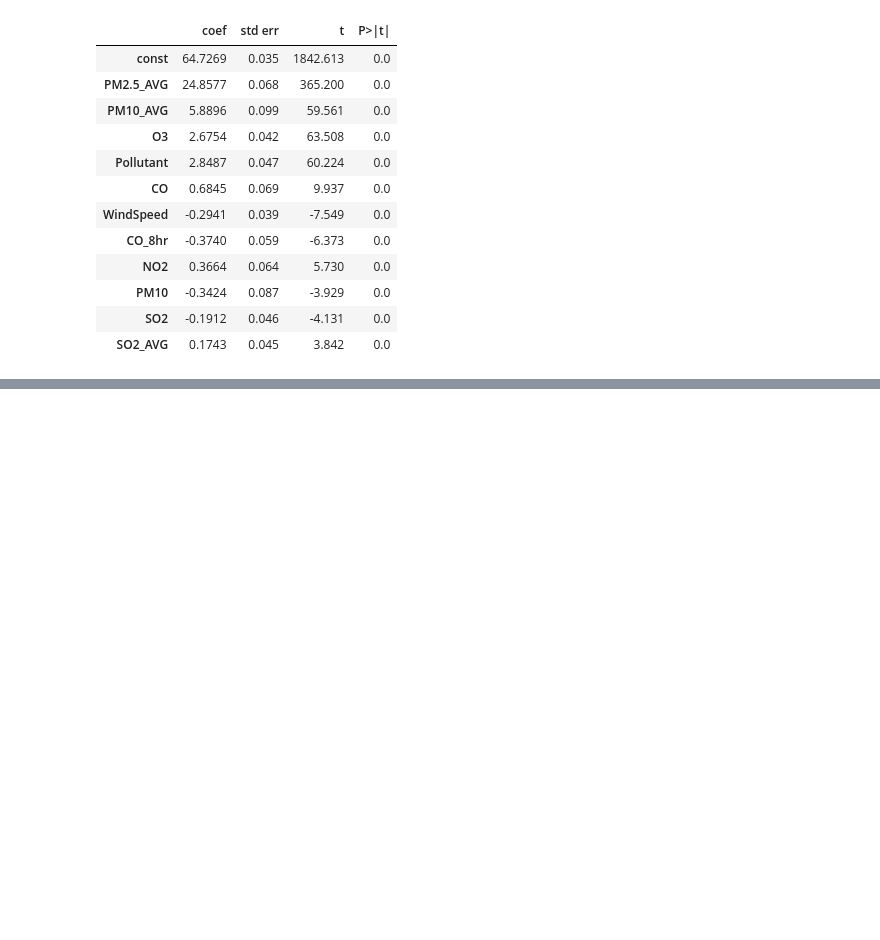
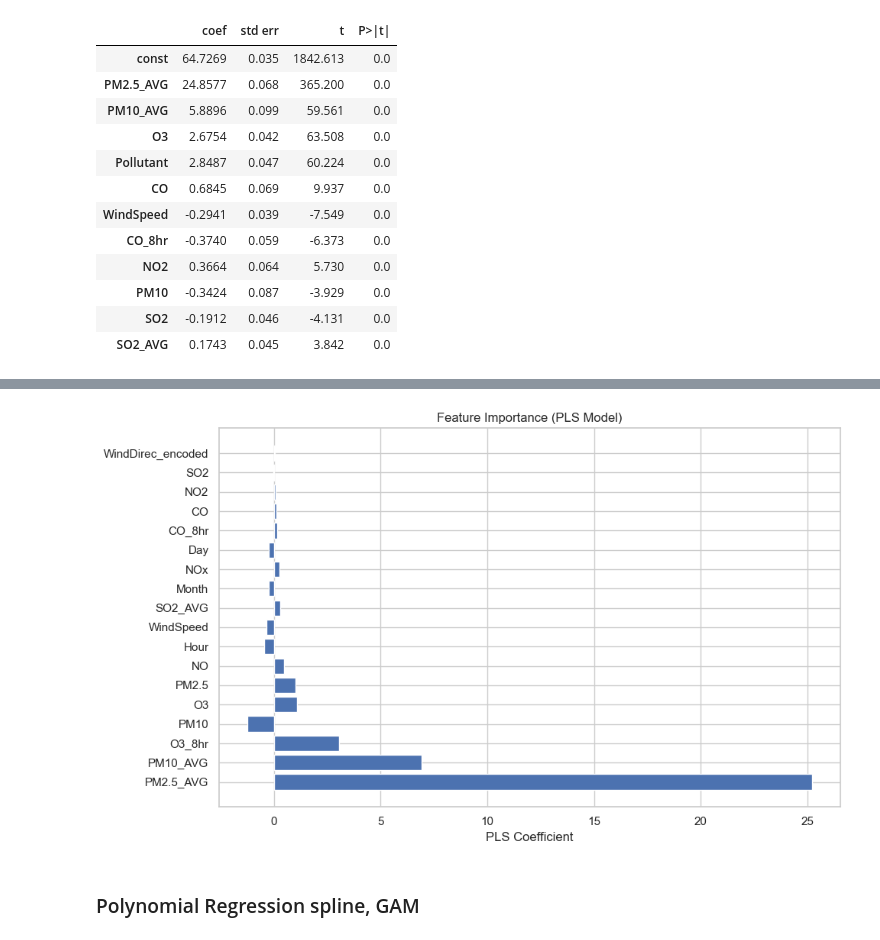
Before and after one commit to lekoundanmgedeon/ml-final-project, a Jupyter notebook: task-3.ipynb, the cells around one changed output, grey strips where cells are left out. Saved outputs shown, nothing was run; the diff lists cells and outputs as text; code cells hidden in the pictures; blank space fills up the shorter version.

```diff
--- a/task-3.ipynb
+++ b/task-3.ipynb
@@ -321,0 +518,5 @@ Those variables are significant to perform Linear Regression
+# %%
+# Standardize features (important for PCA and PLS)
+scaler = StandardScaler()
+X_train_scaled = scaler.fit_transform(X_train)
+X_test_scaled = scaler.transform(X_test)
@@ -321,0 +544,6 @@ Those variables are significant to perform Linear Regression
+# %%
+# Perform PCA
+n_components = 10  # You can adjust this
+pca = PCA(n_components=n_components)
+X_train_pca = pca.fit_transform(X_train_scaled)
+X_test_pca = pca.transform(X_test_scaled)
@@ -321,0 +715,18 @@ Those variables are significant to perform Linear Regression
+# %%
+# Plot 3: Feature importance (PLS coefficients)
+plt.figure(figsize=(10, 6))
+pls_coeffs = pls_model.coef_.flatten()
+feature_importance = pd.DataFrame({
+    'Feature': feature_cols,
+    'Coefficient': pls_coeffs
+}).sort_values('Coefficient', key=abs, ascending=False)
+
+plt.barh(feature_importance['Feature'], feature_importance['Coefficient'])
+plt.xlabel('PLS Coefficient')
+plt.title('Feature Importance (PLS Model)')
+plt.tight_layout()
+plt.show()
+# %% [output]
+[figure, added]
+# %% [markdown]
+### Polynomial Regression spline, GAM
```
Also changed, not shown: parts of 69 cells of this notebook, 1 other file.
